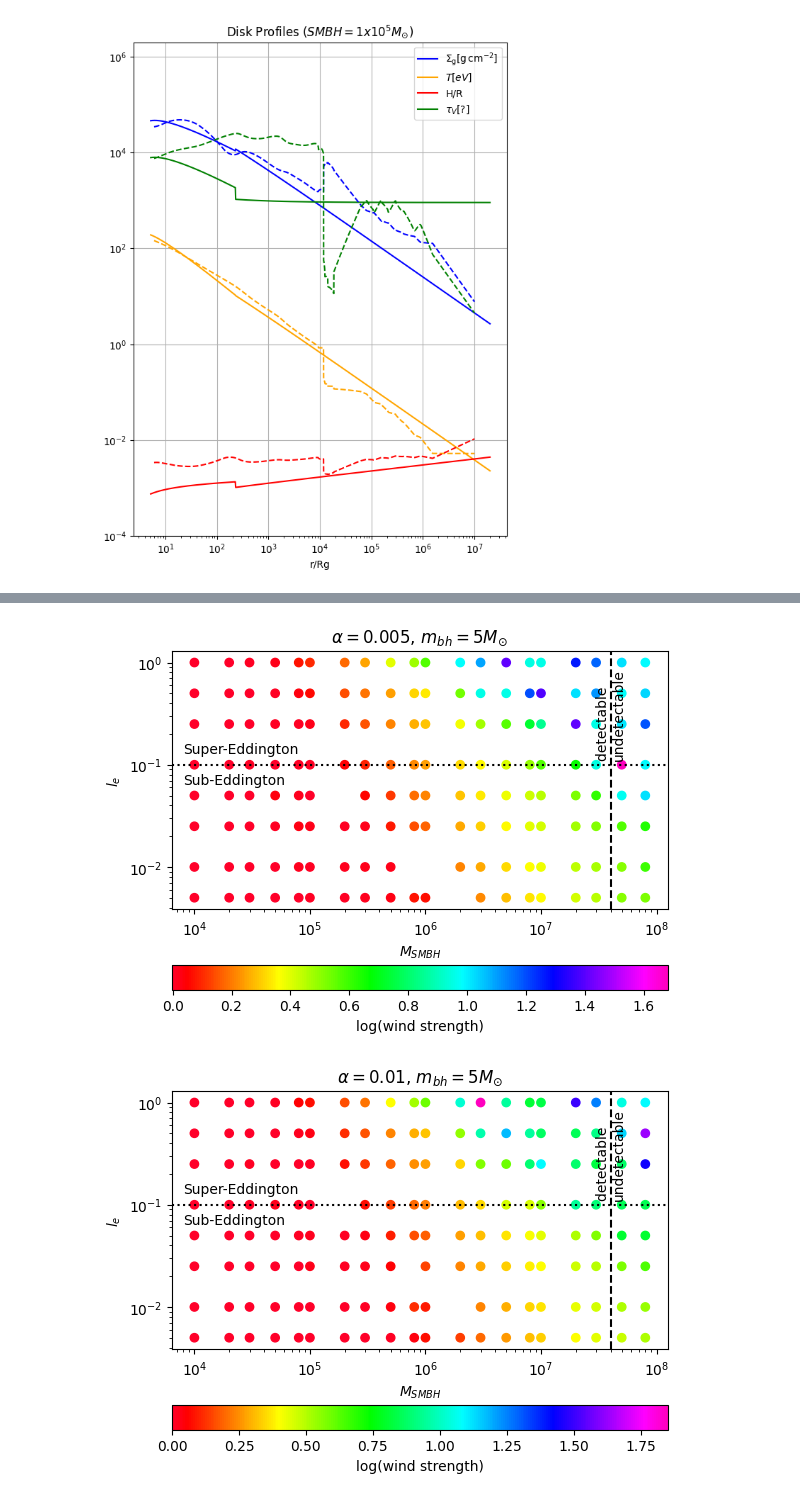
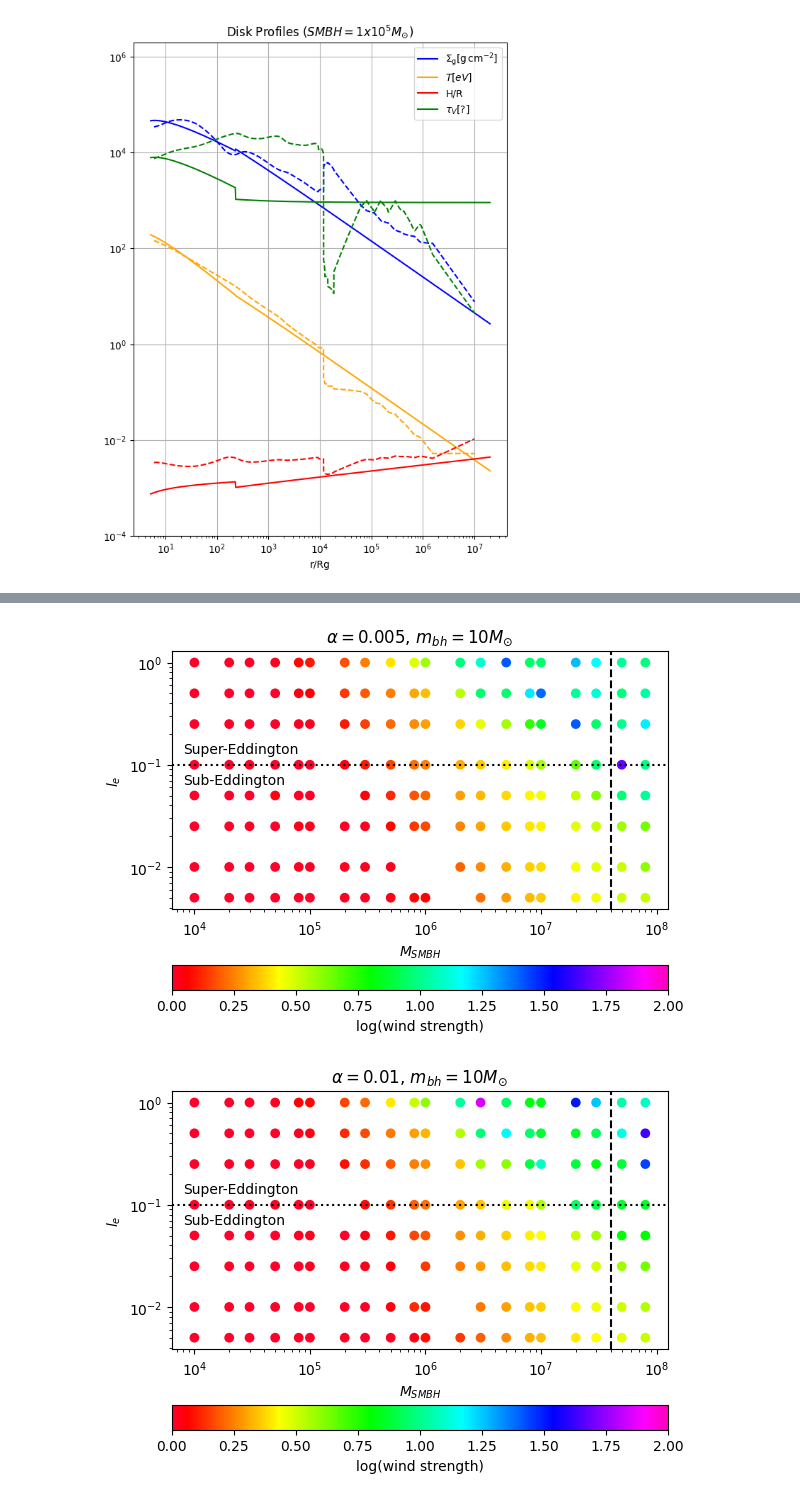
Before and after one commit to jt-stevenson/EMRIs_test, a Jupyter notebook: disk_profiles.ipynb, the cells around one changed output, grey strips where cells are left out. Cells and saved outputs as stored; diff of their text form; code cells hidden in the pictures.

```diff
--- a/disk_profiles.ipynb
+++ b/disk_profiles.ipynb
@@ -428,13 +428,13 @@ def compute_torque(disk, M, Mbh, TT):
 # %%
 mass_sec=np.genfromtxt("BHs_single_Zsun_rapid_nospin.dat",usecols=(0),skip_header=3,unpack=True)
 winds=True
-plot=True
-save=False
+plot=False
+save=True
 
 powers = 4,5,6,7
-digits = 1, 5
-alphas = 0.01, 0.1
-les = 0.01, 0.05
+digits = 1, 2, 3, 5, 8,
+alphas = 0.005, 0.01, 0.1, 0.5
+les = 0.005, 0.01, 0.025, 0.05, 0.1, 0.25, 0.5, 1
 
 dir_name = f"Torques/SG/Wind/Mig_Torques/"
 if not os.path.exists(dir_name):
@@ -448,17 +448,16 @@ for MBH_power in powers:
         for alpha in alphas:
             for le in les:
                 Mbh=MBH_digit * 10**MBH_power * ct.MSun
-                Mmean=10 * ct.MSun
+                Mmean=5 * ct.MSun
                 eps=0.1
                 spin=0.9
 
                 Ledd=jscript.Ledd(Mbh, X=0.7)
                 Mdot_edd = Ledd / (eps*ct.c ** 2)
                 Mdot = le * Mdot_edd
-                mdot=Mdot/Mdot_edd
 
                 TT='G23'
-                DT='sg'
+                DT='SG'
 
                 if DT=="SG":
                     disk = pagn.SirkoAGN(Mbh=Mbh, alpha=alpha, le=le, eps=eps)
@@ -468,11 +467,11 @@ for MBH_power in powers:
 
                 # print(f'mdot:{disk.Mdot/Mdot_edd}')
 
-                if DT=="NT":
-                    disk = Novikov.NovikovThorneAGN(Mbh=Mbh, alpha=alpha, mdot=mdot, eps=eps, spin=spin)
-                    Rmin = disk.Rmin
-                    Rmax = disk.Rmax
-                    disk.solve_disk()
+                # if DT=="NT":
+                #     disk = Novikov.NovikovThorneAGN(Mbh=Mbh, alpha=alpha, le=le, eps=eps, spin=spin)
+                #     Rmin = disk.Rmin
+                #     Rmax = disk.Rmax
+                #     disk.solve_disk()
 
                 R_G=Mbh * ct.G /(ct.c*ct.c)
                 Rsch = 2 * ct.G * Mbh / ct.c**2
@@ -592,7 +591,7 @@ for MBH_power in powers:
                     ax.set_yscale('log')
                     ax.set_xlabel(r'R [R$_{\rm g}$]')
                     ax.set_ylabel(r'$|\Gamma|$ [cgs]')
-                    # ax.set_ylim([9e25,1e41])
+                    ax.set_ylim([9e25,1e41])
                     ax.set_xlim([0.5e1,1e7])
                     ax.set_title(f'Migration Torques ($SMBH = {MBH_digit}x10^{MBH_power}$'r'${M_{\odot}})$')
 
@@ -608,28 +717,28 @@ file.close()
 # %%
 data=file_opener('Torques/SG/Wind/Mig_Torques/Summary_Avg.txt')
 groups=data.groupby("alpha", as_index=True)
 
 keys=list(groups.groups.keys())
 for key in range(0, len(keys)):
     plt.axvline(4e7, color='black', linestyle='--')
-    plt.annotate('detectable \nundetectable', xy=(3e7, 0.12), rotation=90)
-
+    # plt.annotate('detectable \nundetectable', xy=(3e7, 0.12), rotation=90)
 
     plt.axhline(0.1, color='black', linestyle='dotted')
     plt.annotate('Super-Eddington', xy=(8e3, 0.13))
     plt.annotate('Sub-Eddington', xy=(8e3, 0.065))
 
     alpha=groups.get_group(keys[key])
     plt.scatter(x=alpha['SMBH/Msun'], y=alpha['le'], c=np.log10(alpha['with_winds_avg']), cmap='gist_rainbow')
     plt.colorbar(label="log(wind strength)", orientation="horizontal")
+    plt.clim(0,2)
 
     plt.xscale('log')
     plt.yscale('log')
     plt.xlabel(r'$M_{SMBH}$')
     plt.ylabel(r'$l_e$')
-    plt.title(r'$\alpha=$'f'{keys[key]}, 'r'$m_{bh}=$'f'5'r'$M_{\odot}$')
-    # plt.savefig(f'Torques/{DT}/Wind/Mig_Torques/Mass_vs_le_alpha_{keys[key]}_lower_mbh.pdf')
+    plt.title(r'$\alpha=$'f'{keys[key]}, 'r'$m_{bh}=$'f'10'r'$M_{\odot}$')
+    plt.savefig(f'Torques/{DT}/Wind/Mig_Torques/Mass_vs_le_alpha_{keys[key]}_avg.pdf')
     plt.show()
 # %% [output]
-[figure, old version]
+[figure, new version]
-[figure, old version]
+[figure, new version]
```
Also changed, not shown: parts of 3 cells of this notebook, 5 other files.
